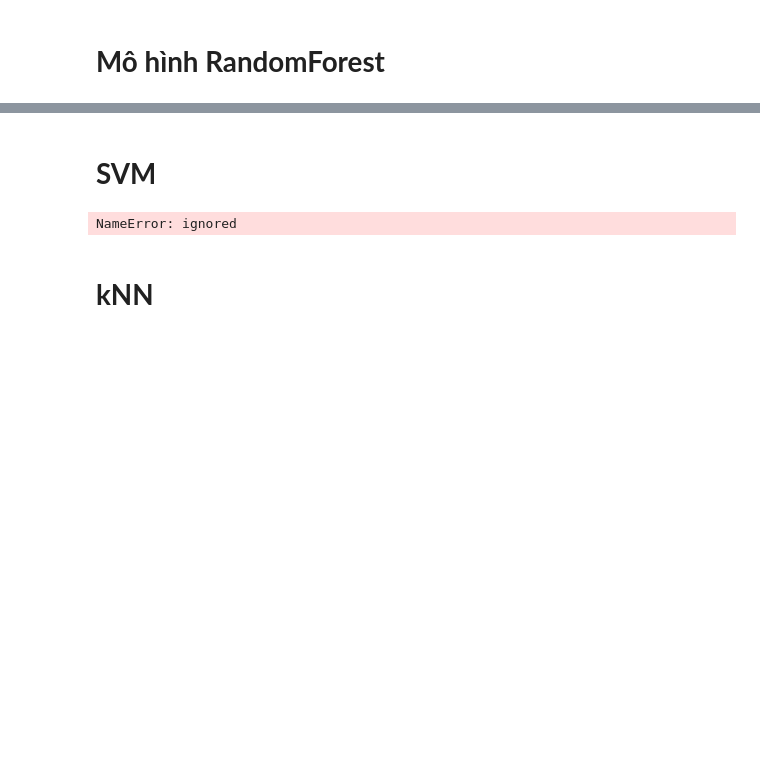
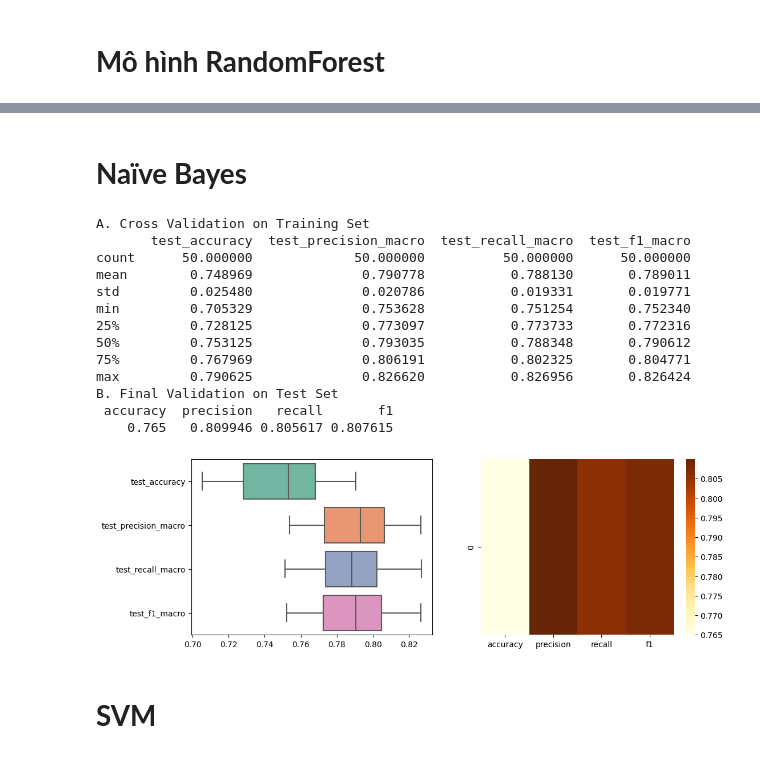
Before and after one commit to PhamHuuThoai/ML_2023_TV201, a Jupyter notebook: Project_MayHoc.ipynb, the cells around one changed output, grey strips where cells are left out. Drawn from its saved outputs; the diff is of its cells as text; code cells hidden in the pictures; blank space fills up the shorter version.

```diff
--- a/Project_MayHoc.ipynb
+++ b/Project_MayHoc.ipynb
@@ -416,11 +465,55 @@ B. Final Validation on Test Set
+# %% [markdown]
+# **Naïve Bayes**
+# %%
+from sklearn.naive_bayes import GaussianNB
+# Build Naïve Bayes model
+
+model = GaussianNB()
+scoring = ['accuracy', 'precision_macro', 'recall_macro', 'f1_macro']
+rskf = RepeatedStratifiedKFold(n_splits=5, n_repeats=10, random_state=42)
+scores = cross_validate(model, X_train, y_train, scoring=scoring, cv=rskf)
+cv_scores = pd.DataFrame(scores).iloc[:, 2:]
+print('A. Cross Validation on Training Set')
+print(cv_scores.describe())
+
+model.fit(X_train, y_train)
+
+y_pred = model.predict(X_test)
+
+# Đánh giá kết quả dự đoán của mô hình trên Test Set
+final_scores = pd.DataFrame({'accuracy': [accuracy_score(y_test, y_pred)],
+                                 'precision': [precision_score(y_test, y_pred ,average='macro',zero_division=0)],
+                                 'recall': [recall_score(y_test, y_pred ,average='macro',zero_division=0)],
+                                 'f1': [f1_score
+                                 (y_test, y_pred ,average='macro',zero_division=0)]})
+print('B. Final Validation on Test Set')
+print(final_scores.to_string(index=False))
+
+fig, axs = plt.subplots(1,2, figsize=(12,4))
+sns.boxplot(data=cv_scores, orient="h", palette="Set2", ax=axs[0])
+sns.heatmap(final_scores , ax=axs[1] ,cmap='YlOrBr')
+plt.show()
+# %% [output]
+A. Cross Validation on Training Set
+       test_accuracy  test_precision_macro  test_recall_macro  test_f1_macro
+count      50.000000             50.000000          50.000000      50.000000
+mean        0.748969              0.790778           0.788130       0.789011
+std         0.025480              0.020786           0.019331       0.019771
+min         0.705329              0.753628           0.751254       0.752340
+25%         0.728125              0.773097           0.773733       0.772316
+50%         0.753125              0.793035           0.788348       0.790612
+75%         0.767969              0.806191           0.802325       0.804771
+max         0.790625              0.826620           0.826956       0.826424
+B. Final Validation on Test Set
+ accuracy  precision   recall       f1
+    0.765   0.809946 0.805617 0.807615
+[figure, added]
 # %% [markdown]
 # **SVM**
 # %%
 from sklearn import svm
 from sklearn.svm import SVC
 # from sklearn.metrics import plot_confusion_matrix
-
-
 #  Build SVM model
 model = SVC(kernel='linear')
 
@@ -428,6 +521,7 @@ scoring = ['accuracy', 'precision_macro', 'recall_macro', 'f1_macro']
 rskf = RepeatedStratifiedKFold(n_splits=5, n_repeats=10, random_state=42)
 scores = cross_validate(model, X_train, y_train, scoring=scoring, cv=rskf)
 cv_scores = pd.DataFrame(scores).iloc[:, 2:]
+
 print('A. Cross Validation on Training Set')
 print(cv_scores.describe())
 
@@ -446,8 +540,5 @@ print(final_scores.to_string(index=False))
 
 fig, axs = plt.subplots(1,2, figsize=(12,4))
 sns.boxplot(data=cv_scores, orient="h", palette="Set2", ax=axs[0])
+sns.heatmap(final_scores , ax=axs[1] ,cmap='YlGnBu')
 plt.show()
-# %% [output]
-NameError: ignored
-# %% [markdown]
-# **kNN**
```
Also changed, not shown: parts of 9 cells of this notebook.
